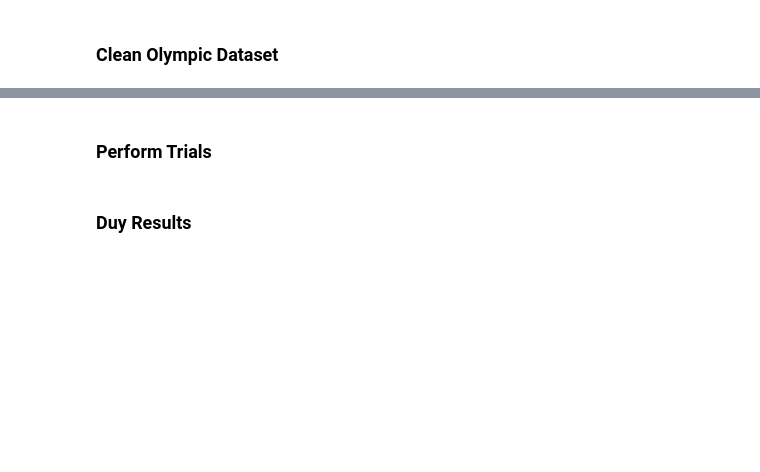
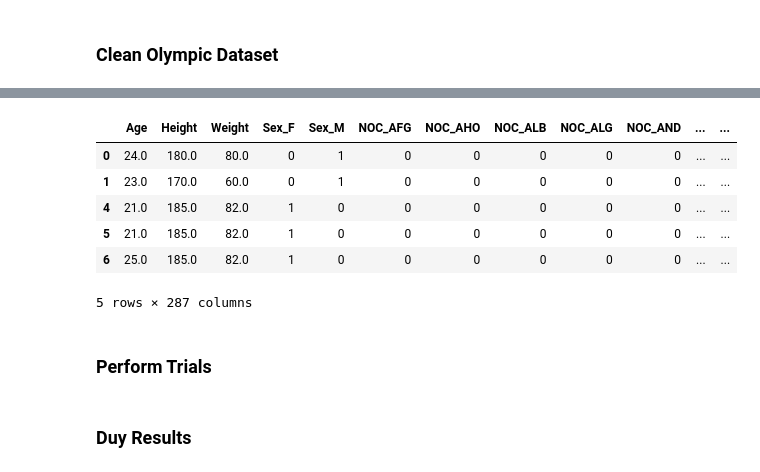
Before and after one commit to Yunchun/Supervised-ML-Comparisons, a Jupyter notebook: Duy.ipynb, the cells around one changed output, grey strips where cells are left out. Saved outputs shown, nothing was run; the diff lists cells and outputs as text; code cells hidden in the pictures; blank space fills up the shorter version.

```diff
--- a/Duy.ipynb
+++ b/Duy.ipynb
@@ -354,0 +456,4 @@ aus_y = aus['RainTomorrow'] # true lables
+# %%
+# We want to make a column to see if the participant is a Gold Medalist
+olympic['Gold'] = olympic['Medal']=='Gold'
+olympic.head()
@@ -354,0 +467,4 @@ aus_y = aus['RainTomorrow'] # true lables
+# %%
+# We no longer need the Medal column
+olympic = olympic.drop(columns=['Medal'])
+olympic.head()
@@ -355,3 +478,22 @@ aus_y = aus['RainTomorrow'] # true lables
+# %%
+# split the olympic dataset into input features and labels
+olympic_df_X = olympic.drop(columns=['Gold'])
+olympic_df_y = olympic['Gold']
+# %%
+# one hot encode all the categorical columns
+olympic_X_cat_col = ['Sex','NOC','Sport']
+olympic_X = pd.get_dummies(columns=olympic_X_cat_col, data=olympic_df_X)
+olympic_y = olympic_df_y.replace({True: 0, False: 1})
+# %%
+olympic_X.head()
+# %% [output]
+|  | Age | Height | Weight | Sex_F | Sex_M | NOC_AFG | NOC_AHO | NOC_ALB | NOC_ALG | NOC_AND | ... | ... |
+| 0 | 24.0 | 180.0 | 80.0 | 0 | 1 | 0 | 0 | 0 | 0 | 0 | ... | ... |
+| 1 | 23.0 | 170.0 | 60.0 | 0 | 1 | 0 | 0 | 0 | 0 | 0 | ... | ... |
+| 4 | 21.0 | 185.0 | 82.0 | 1 | 0 | 0 | 0 | 0 | 0 | 0 | ... | ... |
+| 5 | 21.0 | 185.0 | 82.0 | 1 | 0 | 0 | 0 | 0 | 0 | 0 | ... | ... |
+| 6 | 25.0 | 185.0 | 82.0 | 1 | 0 | 0 | 0 | 0 | 0 | 0 | ... | ... |
+5 rows × 287 columns
 # %% [markdown]
 ### Perform Trials
 # %%
```
Also changed, not shown: parts of 26 cells of this notebook.
